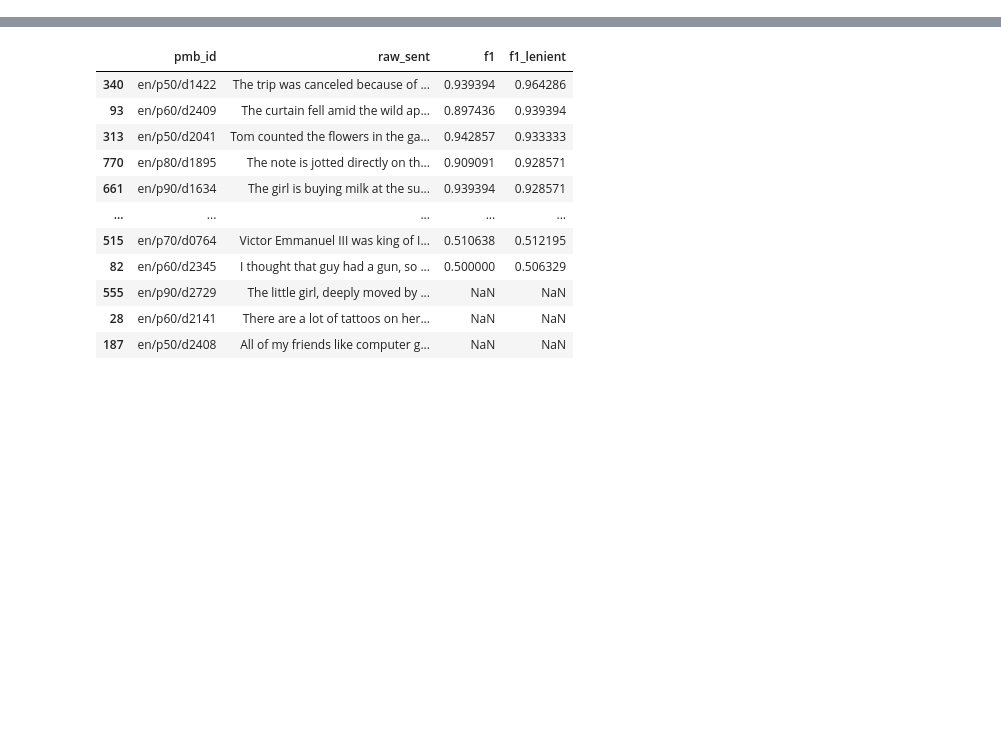
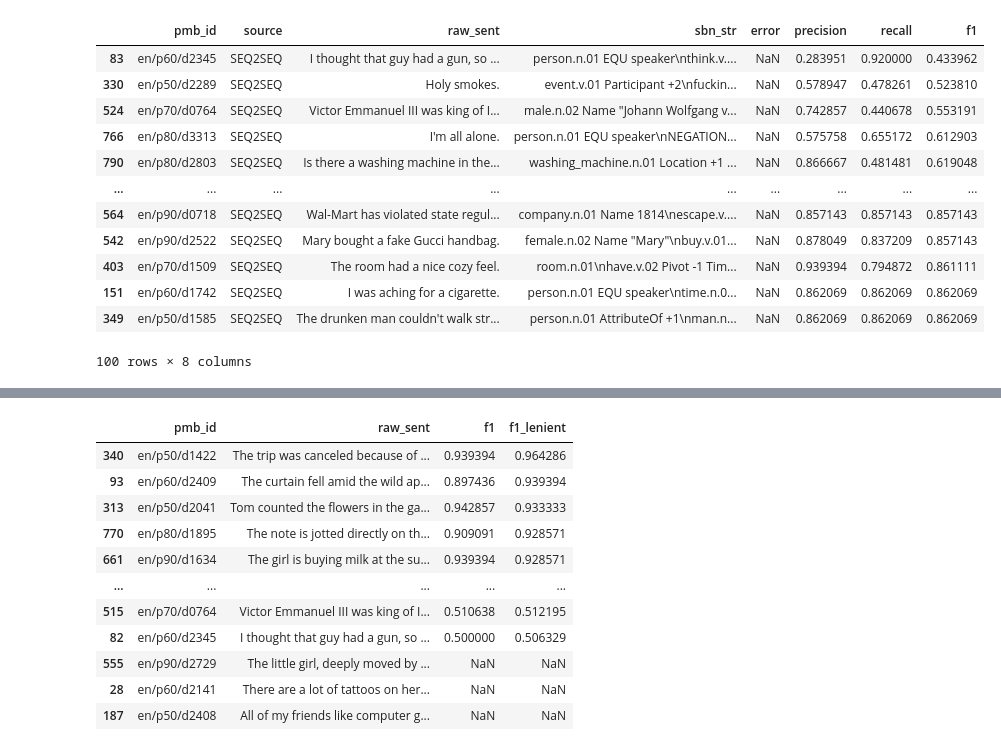
Before and after one commit to WPoelman/ud-boxer, a Jupyter notebook: notebooks/_result_analysis.ipynb, the cells around one changed output, grey strips where cells are left out. Drawn from its saved outputs; the diff is of its cells as text; code cells hidden in the pictures; blank space fills up the shorter version.

```diff
--- a/notebooks/_result_analysis.ipynb
+++ b/notebooks/_result_analysis.ipynb
@@ -29,3 +31,21 @@ df.sort_values('f1_lenient', ascending=False).head(20)
+# %%
+PATH = '../data/results/seq2seq/eval/results_strict_indices_gold_silver.csv'
+df = pd.read_csv(PATH)
+df.sort_values('f1', ascending=True).head(100)
+# %% [output]
+|  | pmb_id | source | raw_sent | sbn_str | error | precision | recall | f1 |
+| 83 | en/p60/d2345 | SEQ2SEQ | I thought that guy had a gun, so ... | person.n.01 EQU speaker\nthink.v.... | NaN | 0.283951 | 0.920000 | 0.433962 |
+| 330 | en/p50/d2289 | SEQ2SEQ | Holy smokes. | event.v.01 Participant +2\nfuckin... | NaN | 0.578947 | 0.478261 | 0.523810 |
+| 524 | en/p70/d0764 | SEQ2SEQ | Victor Emmanuel III was king of I... | male.n.02 Name "Johann Wolfgang v... | NaN | 0.742857 | 0.440678 | 0.553191 |
+| 766 | en/p80/d3313 | SEQ2SEQ | I'm all alone. | person.n.01 EQU speaker\nNEGATION... | NaN | 0.575758 | 0.655172 | 0.612903 |
+| 790 | en/p80/d2803 | SEQ2SEQ | Is there a washing machine in the... | washing_machine.n.01 Location +1 ... | NaN | 0.866667 | 0.481481 | 0.619048 |
+| ... | ... | ... | ... | ... | ... | ... | ... | ... |
+| 564 | en/p90/d0718 | SEQ2SEQ | Wal-Mart has violated state regul... | company.n.01 Name 1814\nescape.v.... | NaN | 0.857143 | 0.857143 | 0.857143 |
+| 542 | en/p90/d2522 | SEQ2SEQ | Mary bought a fake Gucci handbag. | female.n.02 Name "Mary"\nbuy.v.01... | NaN | 0.878049 | 0.837209 | 0.857143 |
+| 403 | en/p70/d1509 | SEQ2SEQ | The room had a nice cozy feel. | room.n.01\nhave.v.02 Pivot -1 Tim... | NaN | 0.939394 | 0.794872 | 0.861111 |
+| 151 | en/p60/d1742 | SEQ2SEQ | I was aching for a cigarette. | person.n.01 EQU speaker\ntime.n.0... | NaN | 0.862069 | 0.862069 | 0.862069 |
+| 349 | en/p50/d1585 | SEQ2SEQ | The drunken man couldn't walk str... | person.n.01 AttributeOf +1\nman.n... | NaN | 0.862069 | 0.862069 | 0.862069 |
+100 rows × 8 columns
 # %%
 df[df.f1_lenient > .8]
 # %% [output]
```
Also changed, not shown: parts of 2 cells of this notebook, 18 other files.
